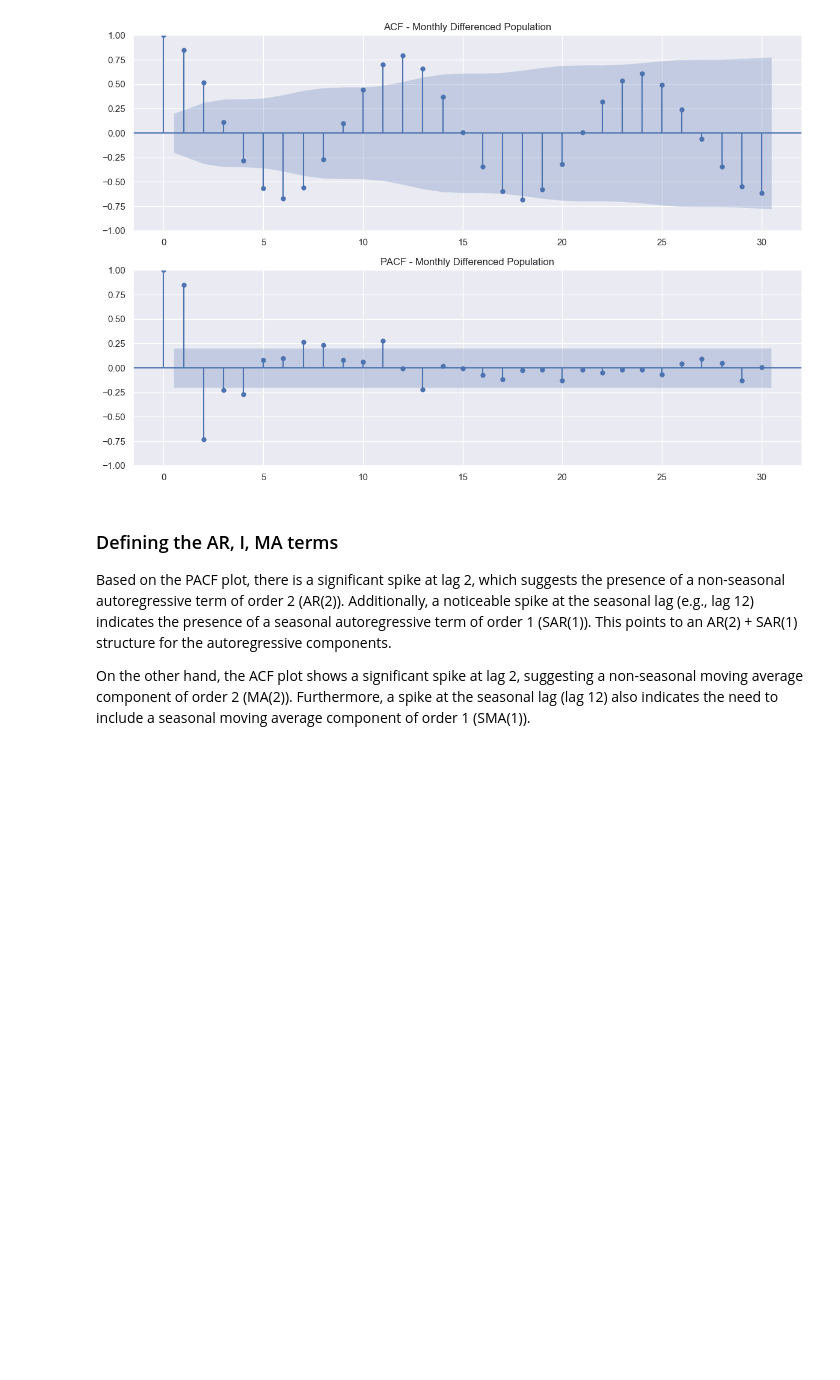
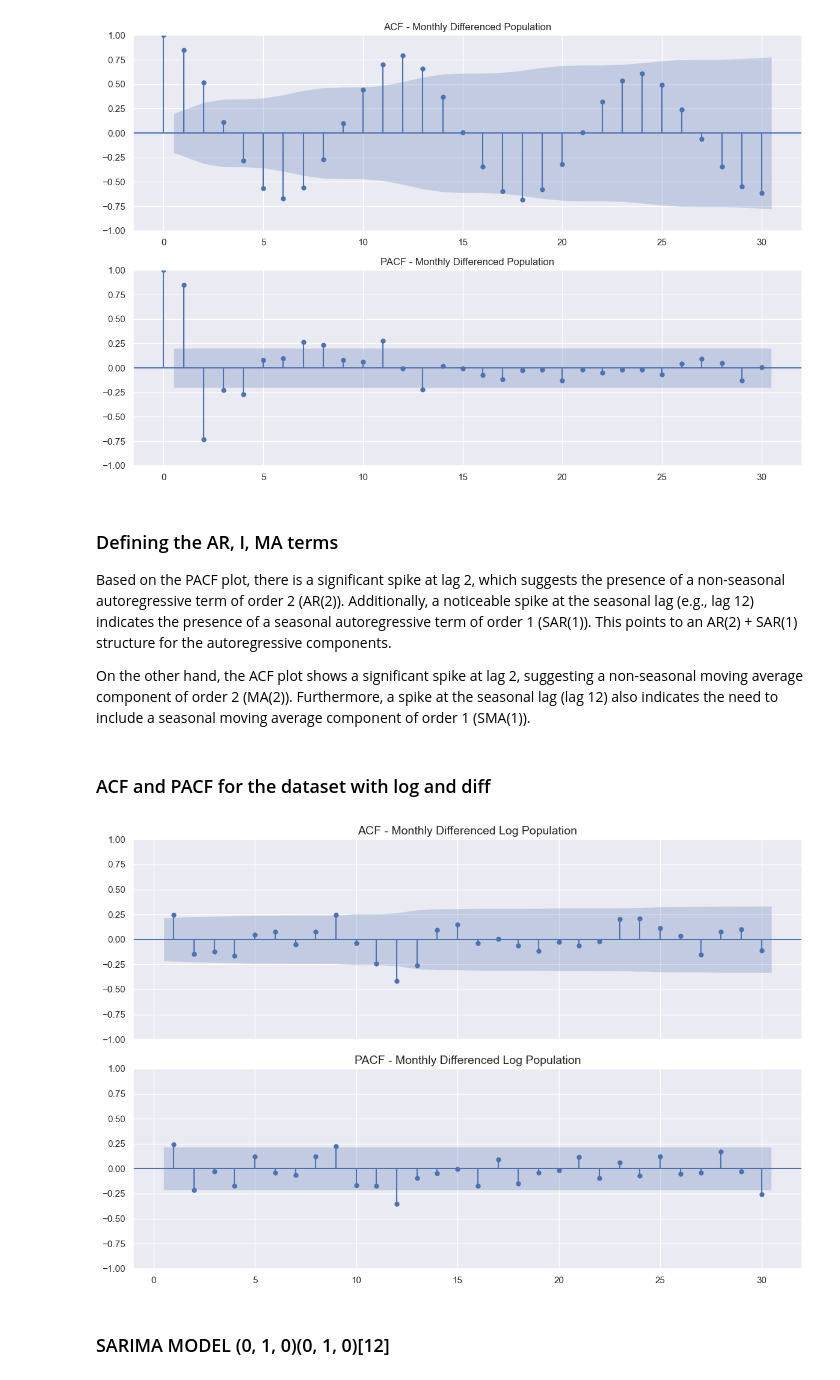
Before and after one commit to BenjaSar/AdST, a Jupyter notebook: tp_final.ipynb, the cells around one changed output. Cells and saved outputs as stored; diff of their text form; code cells hidden in the pictures; blank space fills up the shorter version.

```diff
--- a/tp_final.ipynb
+++ b/tp_final.ipynb
@@ -163,6 +163,6 @@ Critical Values: {'1%': np.float64(-3.5148692050781247), '5%': np.float64(-2.898
 # %%
 # Implement the log transform
 df_mod_log = df_mod.copy()
-df_mod_log['log_PopEst'] = np.log(df_mod_log['PopEst']).diff(12)
+df_mod_log['log_PopEst'] = np.log(df_mod_log['PopEst']).diff().dropna()
 # %%
 # Check newly the statinary of the
@@ -201,3 +224,38 @@ plt.show()
 Based on the PACF plot, there is a significant spike at lag 2, which suggests the presence of a non-seasonal autoregressive term of order 2 (AR(2)). Additionally, a noticeable spike at the seasonal lag (e.g., lag 12) indicates the presence of a seasonal autoregressive term of order 1 (SAR(1)). This points to an AR(2) + SAR(1) structure for the autoregressive components.
 
 On the other hand, the ACF plot shows a significant spike at lag 2, suggesting a non-seasonal moving average component of order 2 (MA(2)). Furthermore, a spike at the seasonal lag (lag 12) also indicates the need to include a seasonal moving average component of order 1 (SMA(1)).
+# %% [markdown]
+### ACF and PACF for the dataset with log and diff
+# %%
+# Create subplots
+fig, ax = plt.subplots(2, 1, figsize=(12, 8), sharex=True)
+
+# ACF plot
+sgt.plot_acf(
+    df_mod_log['log_PopEst'].diff().diff(12).dropna(),
+    ax=ax[0],
+    zero=False,
+    lags=30
+)
+ax[0].set_title("ACF - Monthly Differenced Log Population", fontsize=14)
+ax[0].grid(True)
+
+
+# PACF plot
+sgt.plot_pacf(
+    df_mod_log['log_PopEst'].diff().diff(12).dropna(),
+    ax=ax[1],
+    zero=False,
+    lags=30,
+    method='ywm'
+)
+ax[1].set_title("PACF - Monthly Differenced Log Population", fontsize=14)
+ax[1].grid(True)
+
+# Adjust layout
+plt.tight_layout()
+plt.show()
+# %% [output]
+[figure, added]
+# %% [markdown]
+### SARIMA MODEL (0, 1, 0)(0, 1, 0)[12]
```
Also changed, not shown: parts of 9 cells of this notebook.
